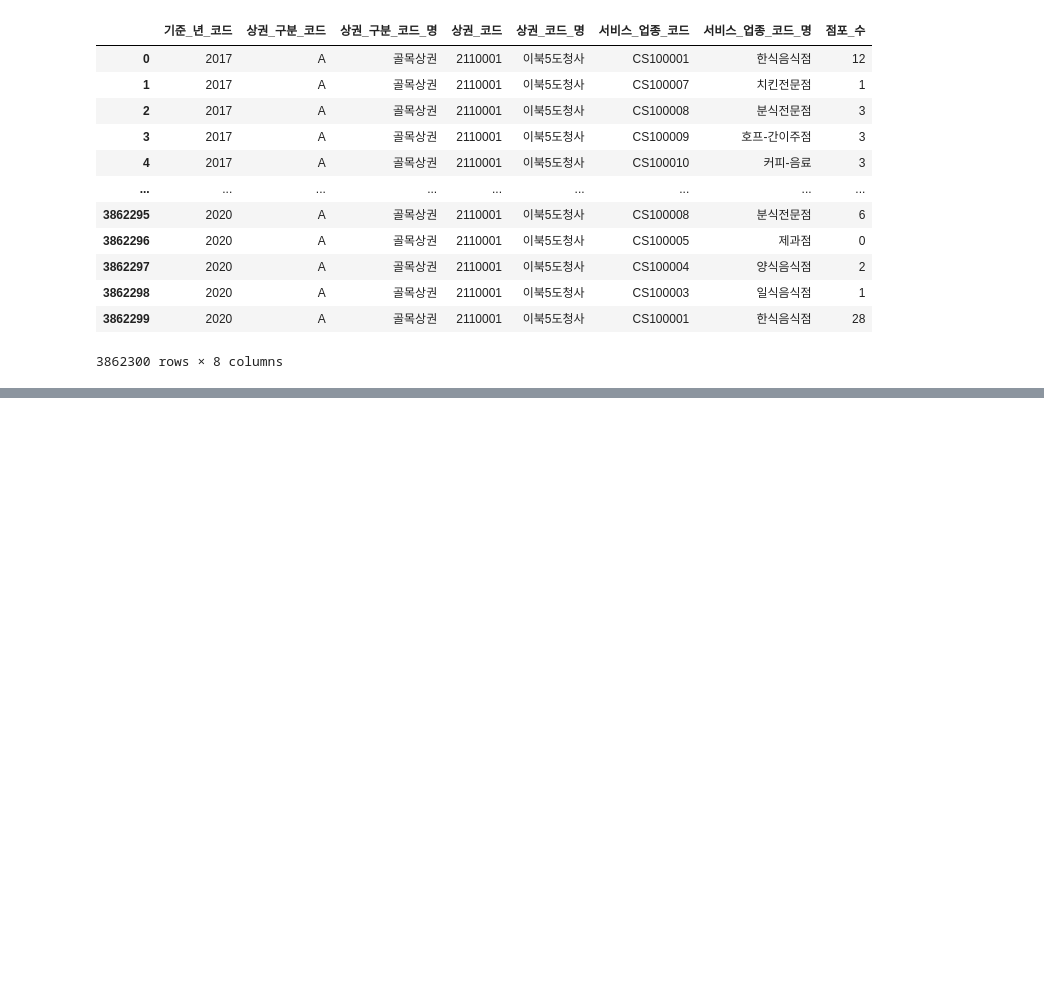
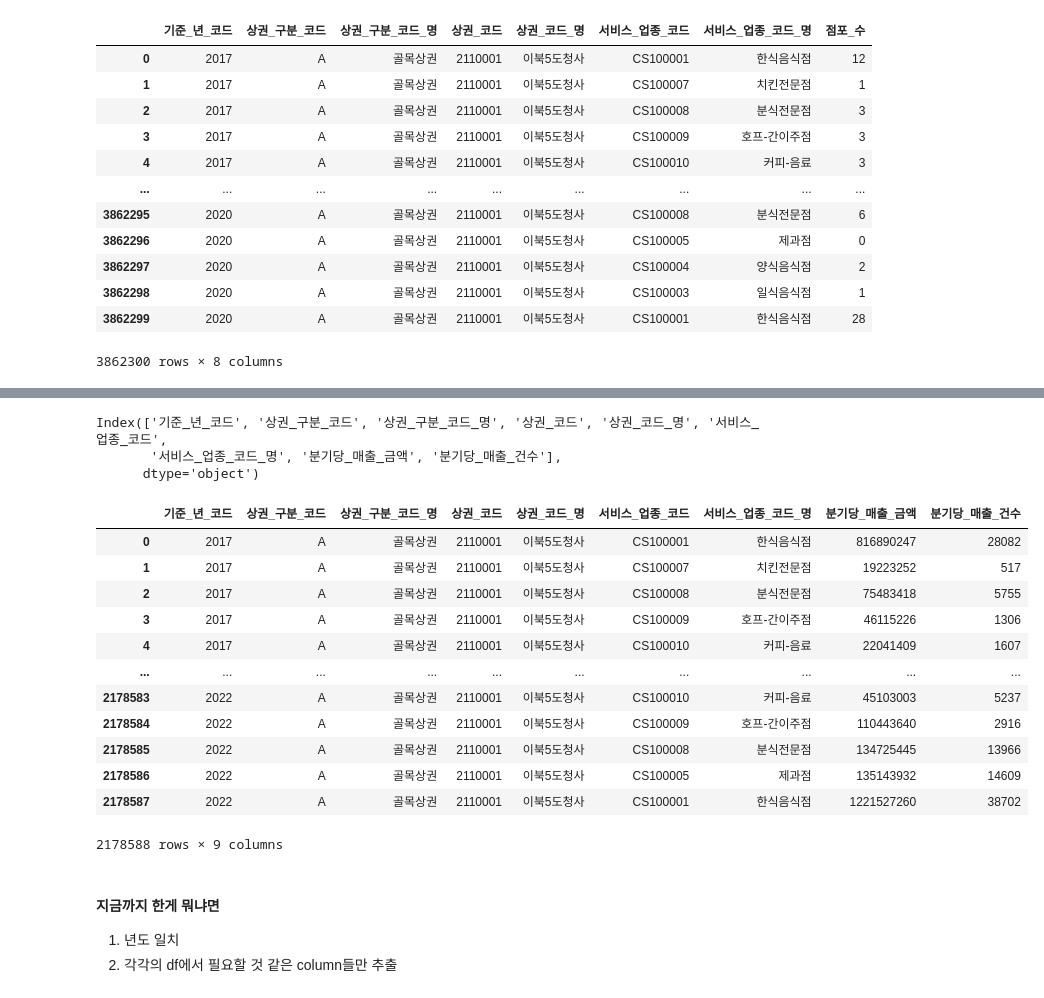
Before and after one commit to Capstone-4/KimJuneHyun_EDA, a Jupyter notebook: 상권EDA_김준현.ipynb, the cells around one changed output, grey strips where cells are left out. Saved outputs shown, nothing was run; the diff lists cells and outputs as text; code cells hidden in the pictures; blank space fills up the shorter version.

```diff
--- a/상권EDA_김준현.ipynb
+++ b/상권EDA_김준현.ipynb
@@ -702,0 +815,63 @@ jumpo
+# %%
+est_2017_sale_temp_1 = pd.read_csv("data/서울시_우리마을가게_상권분석서비스(신_상권_추정매출)_2017년.csv",encoding="EUC-KR")
+est_2017_sale_temp_2 = pd.read_csv("data/서울시_우리마을가게_상권분석서비스(신_상권배후지_추정매출)_2017년.csv",encoding="EUC-KR")
+
+est_2018_sale_temp_1 = pd.read_csv("data/서울시_우리마을가게_상권분석서비스(신_상권_추정매출)_2018년.csv",encoding="EUC-KR")
+est_2018_sale_temp_2 = pd.read_csv("data/서울시_우리마을가게_상권분석서비스(신_상권배후지_추정매출)_2018년.csv",encoding="EUC-KR")
+
+est_2019_sale_temp_1 = pd.read_csv("data/서울시_우리마을가게_상권분석서비스(신_상권_추정매출)_2019년.csv",encoding="EUC-KR")
+est_2019_sale_temp_2 = pd.read_csv("data/서울시_우리마을가게_상권분석서비스(신_상권배후지_추정매출)_2019년.csv",encoding="EUC-KR")
+
+est_2020_sale_temp_1 = pd.read_csv("data/서울시_우리마을가게_상권분석서비스(신_상권_추정매출)_2020년.csv",encoding="EUC-KR")
+est_2020_sale_temp_2 = pd.read_csv("data/서울시_우리마을가게_상권분석서비스(신_상권배후지_추정매출)_2020년.csv",encoding="EUC-KR")
+
+est_2021_sale_temp_1 = pd.read_csv("data/서울시_우리마을가게_상권분석서비스(신_상권_추정매출)_2021년.csv",encoding="EUC-KR")
+est_2021_sale_temp_2 = pd.read_csv("data/서울시_우리마을가게_상권분석서비스(신_상권배후지_추정매출)_2021년.csv",encoding="EUC-KR")
+# %%
+est_sale.columns
+# %% [output]
+Index(['기준_년_코드', '상권_구분_코드', '상권_구분_코드_명', '상권_코드', '상권_코드_명', '서비스_업종_코드',
+       '서비스_업종_코드_명', '분기당_매출_금액', '분기당_매출_건수'],
+      dtype='object')
+# %%
+est_2017_sale_temp_1 = est_2017_sale_temp_1[['기준_년_코드', '상권_구분_코드', '상권_구분_코드_명', '상권_코드', '상권_코드_명', '서비스_업종_코드','서비스_업종_코드_명', '분기당_매출_금액', '분기당_매출_건수']]
+est_2017_sale_temp_2 = est_2017_sale_temp_2[['기준_년_코드', '상권_구분_코드', '상권_구분_코드_명', '상권_코드', '상권_코드_명', '서비스_업종_코드','서비스_업종_코드_명', '분기당_매출_금액', '분기당_매출_건수']]
+est_2018_sale_temp_1 = est_2018_sale_temp_1[['기준_년_코드', '상권_구분_코드', '상권_구분_코드_명', '상권_코드', '상권_코드_명', '서비스_업종_코드','서비스_업종_코드_명', '분기당_매출_금액', '분기당_매출_건수']]
+est_2018_sale_temp_2 = est_2018_sale_temp_2[['기준_년_코드', '상권_구분_코드', '상권_구분_코드_명', '상권_코드', '상권_코드_명', '서비스_업종_코드','서비스_업종_코드_명', '분기당_매출_금액', '분기당_매출_건수']]
+est_2019_sale_temp_1 = est_2019_sale_temp_1[['기준_년_코드', '상권_구분_코드', '상권_구분_코드_명', '상권_코드', '상권_코드_명', '서비스_업종_코드','서비스_업종_코드_명', '분기당_매출_금액', '분기당_매출_건수']]
+est_2019_sale_temp_2 = est_2019_sale_temp_2[['기준_년_코드', '상권_구분_코드', '상권_구분_코드_명', '상권_코드', '상권_코드_명', '서비스_업종_코드','서비스_업종_코드_명', '분기당_매출_금액', '분기당_매출_건수']]
+est_2020_sale_temp_1 = est_2020_sale_temp_1[['기준_년_코드', '상권_구분_코드', '상권_구분_코드_명', '상권_코드', '상권_코드_명', '서비스_업종_코드','서비스_업종_코드_명', '분기당_매출_금액', '분기당_매출_건수']]
+est_2020_sale_temp_2 = est_2020_sale_temp_2[['기준_년_코드', '상권_구분_코드', '상권_구분_코드_명', '상권_코드', '상권_코드_명', '서비스_업종_코드','서비스_업종_코드_명', '분기당_매출_금액', '분기당_매출_건수']]
+est_2021_sale_temp_1 = est_2021_sale_temp_1[['기준_년_코드', '상권_구분_코드', '상권_구분_코드_명', '상권_코드', '상권_코드_명', '서비스_업종_코드','서비스_업종_코드_명', '분기당_매출_금액', '분기당_매출_건수']]
+est_2021_sale_temp_2 = est_2021_sale_temp_2[['기준_년_코드', '상권_구분_코드', '상권_구분_코드_명', '상권_코드', '상권_코드_명', '서비스_업종_코드','서비스_업종_코드_명', '분기당_매출_금액', '분기당_매출_건수']]
+# %%
+# 배후지 + 상권 concat (추정매출)
+est_sale_list = [est_2017_sale_temp_1,est_2017_sale_temp_2,
+                 est_2018_sale_temp_1,est_2018_sale_temp_2,
+                 est_2019_sale_temp_1,est_2019_sale_temp_2,
+                 est_2020_sale_temp_1,est_2020_sale_temp_2,
+                 est_2021_sale_temp_1,est_2021_sale_temp_2,
+                 est_sale
+                ]
+
+est_sale= pd.concat(est_sale_list,ignore_index=True)
+# %%
+est_sale
+# %% [output]
+|  | 기준_년_코드 | 상권_구분_코드 | 상권_구분_코드_명 | 상권_코드 | 상권_코드_명 | 서비스_업종_코드 | 서비스_업종_코드_명 | 분기당_매출_금액 | 분기당_매출_건수 |
+| 0 | 2017 | A | 골목상권 | 2110001 | 이북5도청사 | CS100001 | 한식음식점 | 816890247 | 28082 |
+| 1 | 2017 | A | 골목상권 | 2110001 | 이북5도청사 | CS100007 | 치킨전문점 | 19223252 | 517 |
+| 2 | 2017 | A | 골목상권 | 2110001 | 이북5도청사 | CS100008 | 분식전문점 | 75483418 | 5755 |
+| 3 | 2017 | A | 골목상권 | 2110001 | 이북5도청사 | CS100009 | 호프-간이주점 | 46115226 | 1306 |
+| 4 | 2017 | A | 골목상권 | 2110001 | 이북5도청사 | CS100010 | 커피-음료 | 22041409 | 1607 |
+| ... | ... | ... | ... | ... | ... | ... | ... | ... | ... |
+| 2178583 | 2022 | A | 골목상권 | 2110001 | 이북5도청사 | CS100010 | 커피-음료 | 45103003 | 5237 |
+| 2178584 | 2022 | A | 골목상권 | 2110001 | 이북5도청사 | CS100009 | 호프-간이주점 | 110443640 | 2916 |
+| 2178585 | 2022 | A | 골목상권 | 2110001 | 이북5도청사 | CS100008 | 분식전문점 | 134725445 | 13966 |
+| 2178586 | 2022 | A | 골목상권 | 2110001 | 이북5도청사 | CS100005 | 제과점 | 135143932 | 14609 |
+| 2178587 | 2022 | A | 골목상권 | 2110001 | 이북5도청사 | CS100001 | 한식음식점 | 1221527260 | 38702 |
+2178588 rows × 9 columns
+# %% [markdown]
+#### 지금까지 한게 뭐냐면
+1. 년도 일치
+2. 각각의 df에서 필요할 것 같은 column들만 추출
```
Also changed, not shown: parts of 21 cells of this notebook.
